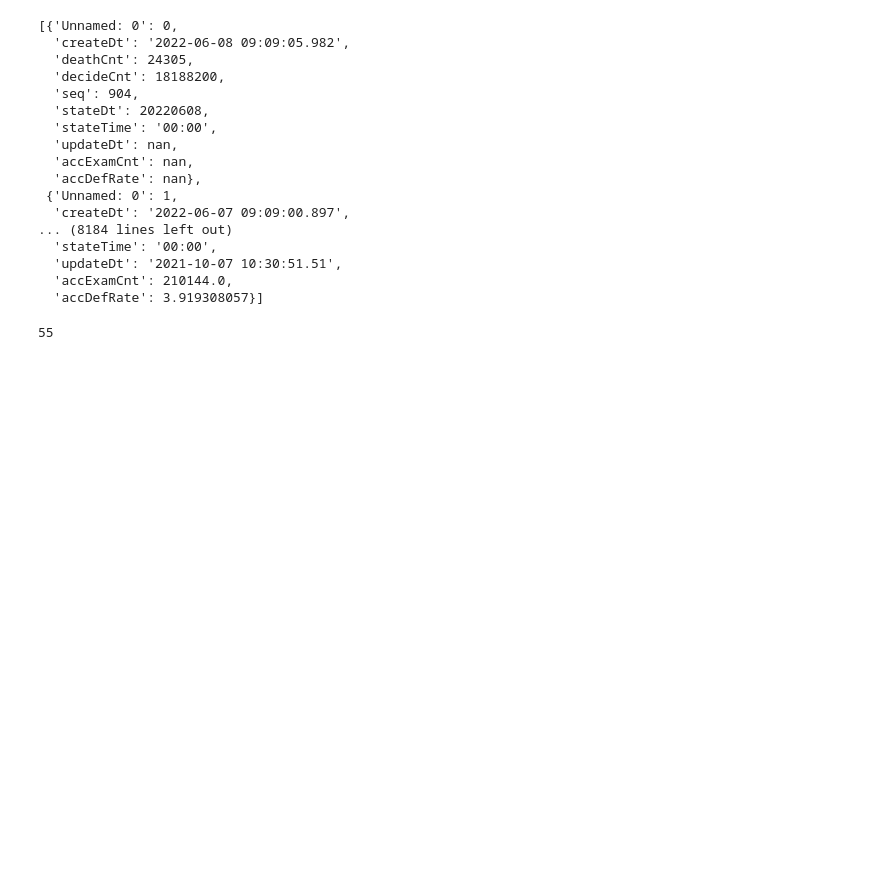
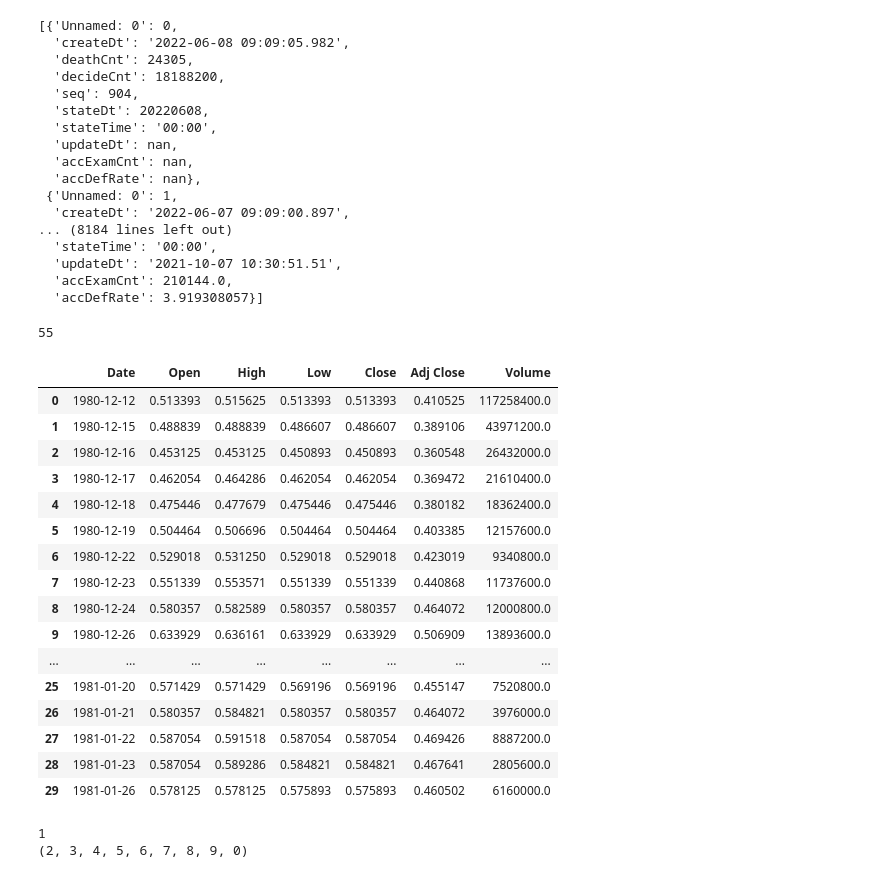
Before and after one commit to JungSeungwon98/ubion, a Jupyter notebook: python/250407/01_총 정리.ipynb, the cells around one changed output. Cells and saved outputs as stored; diff of their text form; code cells hidden in the pictures; blank space fills up the shorter version.

```diff
--- a/python/250407/01_총 정리.ipynb
+++ b/python/250407/01_총 정리.ipynb
@@ -121,3 +121,32 @@ func_4(1, 10)
 55
 # %%
 # 매개변수에 기본값이 지정되어있는 함수
+def func_5(servicekey, page_no = 1):
+    # servicekey는 'abcd'
+    if servicekey == 'abcd':
+        # page당 데이터의 수를 10개 고정
+        df = pd.read_csv("../../csv/AAPL.csv")
+        result = df.head(10 * page_no)
+        return result
+    else:
+        return 'SERVICEKEY ERROR'
+# %%
+func_5('abcd', 3)
+# %% [output]
+|  | Date | Open | High | Low | Close | Adj Close | Volume |
+| 0 | 1980-12-12 | 0.513393 | 0.515625 | 0.513393 | 0.513393 | 0.410525 | 117258400.0 |
+| 1 | 1980-12-15 | 0.488839 | 0.488839 | 0.486607 | 0.486607 | 0.389106 | 43971200.0 |
+| 2 | 1980-12-16 | 0.453125 | 0.453125 | 0.450893 | 0.450893 | 0.360548 | 26432000.0 |
+| 3 | 1980-12-17 | 0.462054 | 0.464286 | 0.462054 | 0.462054 | 0.369472 | 21610400.0 |
+| 4 | 1980-12-18 | 0.475446 | 0.477679 | 0.475446 | 0.475446 | 0.380182 | 18362400.0 |
+| 5 | 1980-12-19 | 0.504464 | 0.506696 | 0.504464 | 0.504464 | 0.403385 | 12157600.0 |
+| 6 | 1980-12-22 | 0.529018 | 0.531250 | 0.529018 | 0.529018 | 0.423019 | 9340800.0 |
+| 7 | 1980-12-23 | 0.551339 | 0.553571 | 0.551339 | 0.551339 | 0.440868 | 11737600.0 |
+| 8 | 1980-12-24 | 0.580357 | 0.582589 | 0.580357 | 0.580357 | 0.464072 | 12000800.0 |
+| 9 | 1980-12-26 | 0.633929 | 0.636161 | 0.633929 | 0.633929 | 0.506909 | 13893600.0 |
+| ... | ... | ... | ... | ... | ... | ... | ... |
+| 25 | 1981-01-20 | 0.571429 | 0.571429 | 0.569196 | 0.569196 | 0.455147 | 7520800.0 |
+| 26 | 1981-01-21 | 0.580357 | 0.584821 | 0.580357 | 0.580357 | 0.464072 | 3976000.0 |
+| 27 | 1981-01-22 | 0.587054 | 0.591518 | 0.587054 | 0.587054 | 0.469426 | 8887200.0 |
+| 28 | 1981-01-23 | 0.587054 | 0.589286 | 0.584821 | 0.584821 | 0.467641 | 2805600.0 |
+| 29 | 1981-01-26 | 0.578125 | 0.578125 | 0.575893 | 0.575893 | 0.460502 | 6160000.0 |
@@ -123,0 +158,5 @@ func_4(1, 10)
+# %%
+func_6(1,2,3,4,5,6,7,8,9,0)
+# %% [output]
+1
+(2, 3, 4, 5, 6, 7, 8, 9, 0)
```
Also changed, not shown: parts of 7 cells of this notebook.
